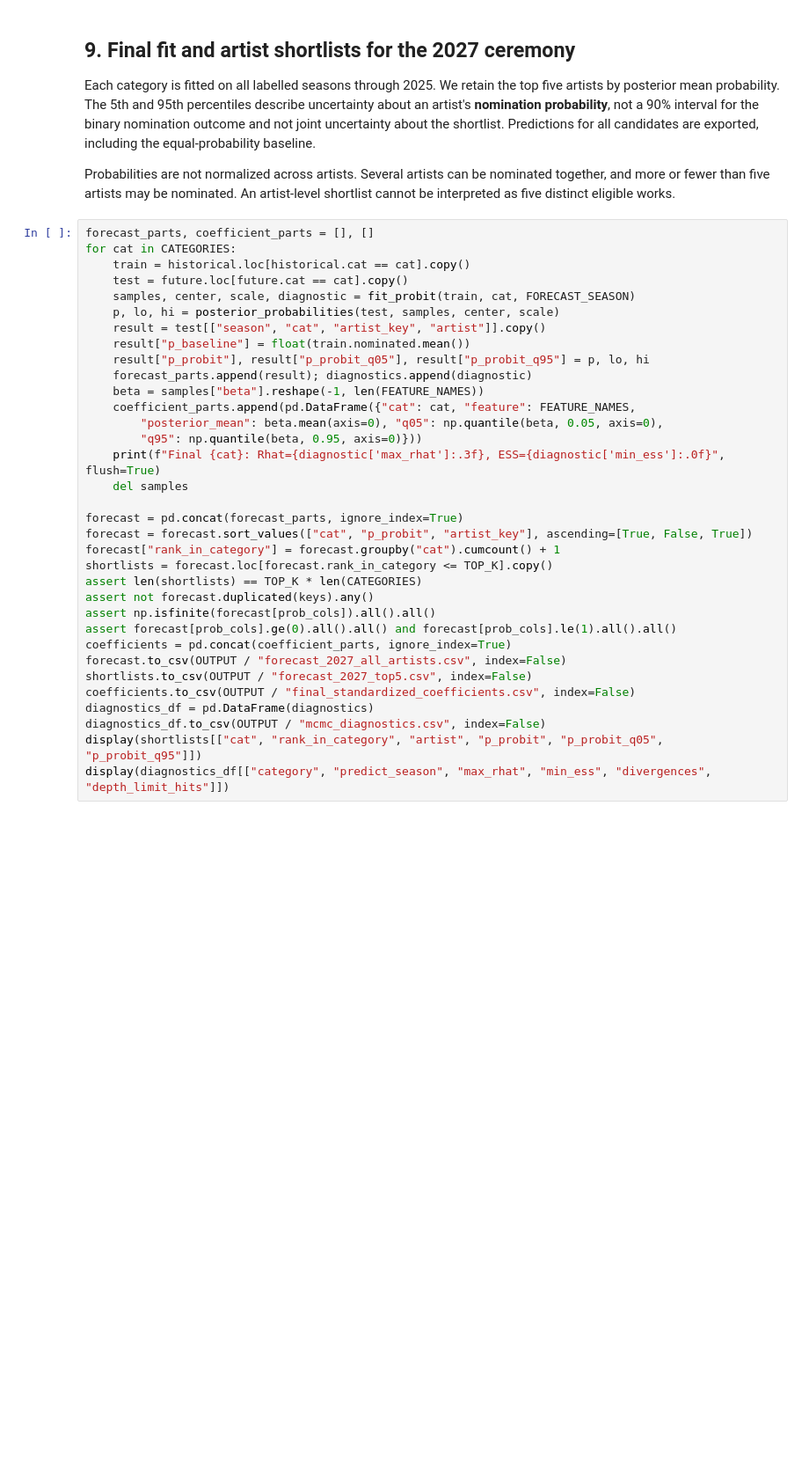
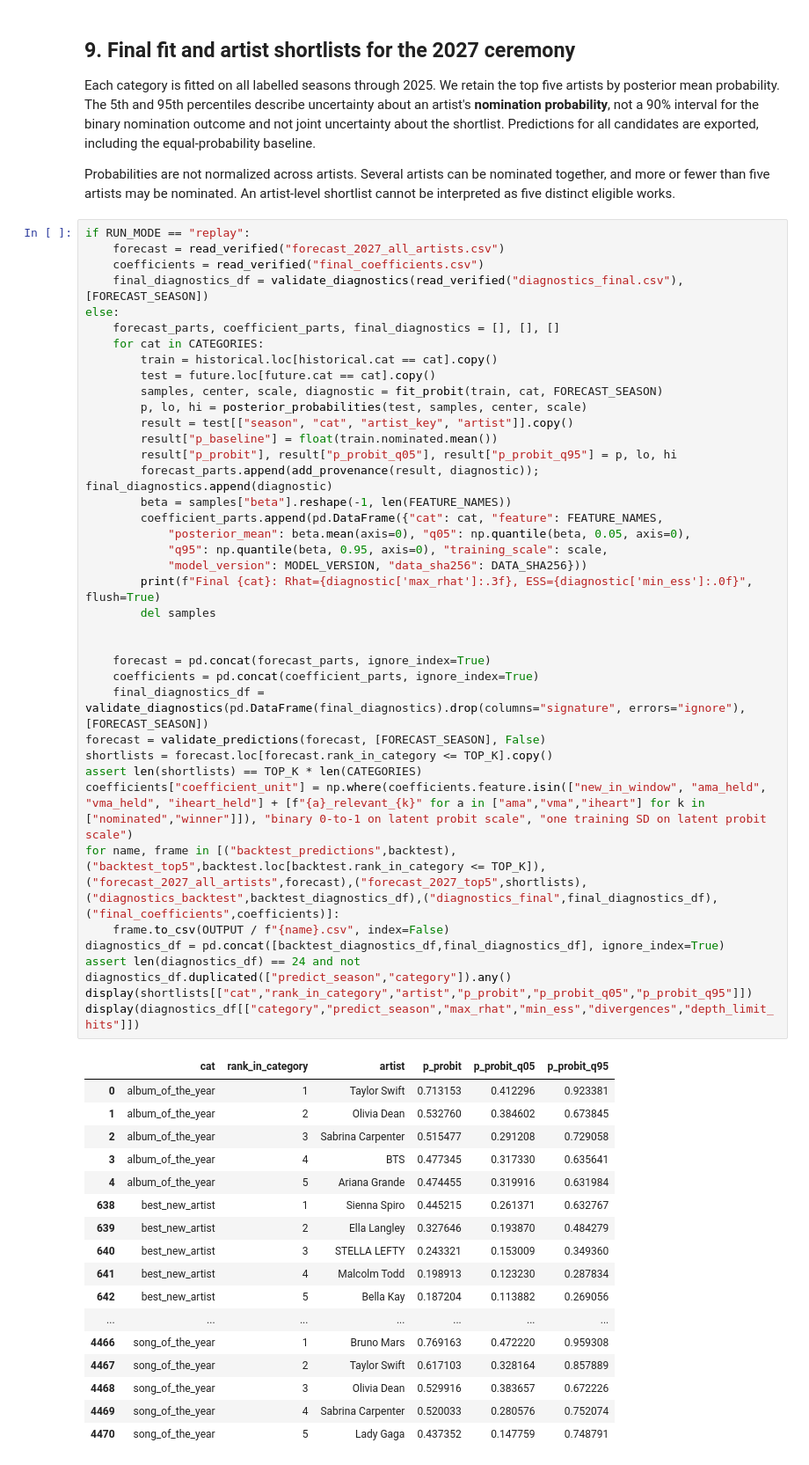
Before and after one commit to yegorlazarev/forecasting_grammy, a Jupyter notebook: grammy_stage1_nomination_probit.ipynb, the cells around one changed output. Shown at 88% size. Saved outputs shown, nothing was run; the diff lists cells and outputs as text; blank space fills up the shorter version.

Commit message:
Replace Stage 1 notebook with verified v4 report and add its exports
Co-Authored-By: Claude Opus 5.5 <noreply@anthropic.com>

```diff
--- a/grammy_stage1_nomination_probit.ipynb
+++ b/grammy_stage1_nomination_probit.ipynb
@@ -586,36 +838,58 @@ Each category is fitted on all labelled seasons through 2025. We retain the top
 
 Probabilities are not normalized across artists. Several artists can be nominated together, and more or fewer than five artists may be nominated. An artist-level shortlist cannot be interpreted as five distinct eligible works.
 # %%
-forecast_parts, coefficient_parts = [], []
-for cat in CATEGORIES:
-    train = historical.loc[historical.cat == cat].copy()
-    test = future.loc[future.cat == cat].copy()
-    samples, center, scale, diagnostic = fit_probit(train, cat, FORECAST_SEASON)
-    p, lo, hi = posterior_probabilities(test, samples, center, scale)
-    result = test[["season", "cat", "artist_key", "artist"]].copy()
-    result["p_baseline"] = float(train.nominated.mean())
-    result["p_probit"], result["p_probit_q05"], result["p_probit_q95"] = p, lo, hi
-    forecast_parts.append(result); diagnostics.append(diagnostic)
-    beta = samples["beta"].reshape(-1, len(FEATURE_NAMES))
-    coefficient_parts.append(pd.DataFrame({"cat": cat, "feature": FEATURE_NAMES,
-        "posterior_mean": beta.mean(axis=0), "q05": np.quantile(beta, 0.05, axis=0),
-        "q95": np.quantile(beta, 0.95, axis=0)}))
-    print(f"Final {cat}: Rhat={diagnostic['max_rhat']:.3f}, ESS={diagnostic['min_ess']:.0f}", flush=True)
-    del samples
+if RUN_MODE == "replay":
+    forecast = read_verified("forecast_2027_all_artists.csv")
+    coefficients = read_verified("final_coefficients.csv")
+    final_diagnostics_df = validate_diagnostics(read_verified("diagnostics_final.csv"), [FORECAST_SEASON])
+else:
+    forecast_parts, coefficient_parts, final_diagnostics = [], [], []
+    for cat in CATEGORIES:
+        train = historical.loc[historical.cat == cat].copy()
+        test = future.loc[future.cat == cat].copy()
+        samples, center, scale, diagnostic = fit_probit(train, cat, FORECAST_SEASON)
+        p, lo, hi = posterior_probabilities(test, samples, center, scale)
+        result = test[["season", "cat", "artist_key", "artist"]].copy()
+        result["p_baseline"] = float(train.nominated.mean())
+        result["p_probit"], result["p_probit_q05"], result["p_probit_q95"] = p, lo, hi
+        forecast_parts.append(add_provenance(result, diagnostic)); final_diagnostics.append(diagnostic)
+        beta = samples["beta"].reshape(-1, len(FEATURE_NAMES))
+        coefficient_parts.append(pd.DataFrame({"cat": cat, "feature": FEATURE_NAMES,
+            "posterior_mean": beta.mean(axis=0), "q05": np.quantile(beta, 0.05, axis=0),
+            "q95": np.quantile(beta, 0.95, axis=0), "training_scale": scale,
+            "model_version": MODEL_VERSION, "data_sha256": DATA_SHA256}))
+        print(f"Final {cat}: Rhat={diagnostic['max_rhat']:.3f}, ESS={diagnostic['min_ess']:.0f}", flush=True)
+        del samples
 
-forecast = pd.concat(forecast_parts, ignore_index=True)
-forecast = forecast.sort_values(["cat", "p_probit", "artist_key"], ascending=[True, False, True])
-forecast["rank_in_category"] = forecast.groupby("cat").cumcount() + 1
+
+    forecast = pd.concat(forecast_parts, ignore_index=True)
+    coefficients = pd.concat(coefficient_parts, ignore_index=True)
+    final_diagnostics_df = validate_diagnostics(pd.DataFrame(final_diagnostics).drop(columns="signature", errors="ignore"), [FORECAST_SEASON])
+forecast = validate_predictions(forecast, [FORECAST_SEASON], False)
 shortlists = forecast.loc[forecast.rank_in_category <= TOP_K].copy()
 assert len(shortlists) == TOP_K * len(CATEGORIES)
-assert not forecast.duplicated(keys).any()
-assert np.isfinite(forecast[prob_cols]).all().all()
-assert forecast[prob_cols].ge(0).all().all() and forecast[prob_cols].le(1).all().all()
-coefficients = pd.concat(coefficient_parts, ignore_index=True)
-forecast.to_csv(OUTPUT / "forecast_2027_all_artists.csv", index=False)
-shortlists.to_csv(OUTPUT / "forecast_2027_top5.csv", index=False)
-coefficients.to_csv(OUTPUT / "final_standardized_coefficients.csv", index=False)
-diagnostics_df = pd.DataFrame(diagnostics)
-diagnostics_df.to_csv(OUTPUT / "mcmc_diagnostics.csv", index=False)
-display(shortlists[["cat", "rank_in_category", "artist", "p_probit", "p_probit_q05", "p_probit_q95"]])
-display(diagnostics_df[["category", "predict_season", "max_rhat", "min_ess", "divergences", "depth_limit_hits"]])
+coefficients["coefficient_unit"] = np.where(coefficients.feature.isin(["new_in_window", "ama_held", "vma_held", "iheart_held"] + [f"{a}_relevant_{k}" for a in ["ama","vma","iheart"] for k in ["nominated","winner"]]), "binary 0-to-1 on latent probit scale", "one training SD on latent probit scale")
+for name, frame in [("backtest_predictions",backtest),("backtest_top5",backtest.loc[backtest.rank_in_category <= TOP_K]),("forecast_2027_all_artists",forecast),("forecast_2027_top5",shortlists),("diagnostics_backtest",backtest_diagnostics_df),("diagnostics_final",final_diagnostics_df),("final_coefficients",coefficients)]:
+    frame.to_csv(OUTPUT / f"{name}.csv", index=False)
+diagnostics_df = pd.concat([backtest_diagnostics_df,final_diagnostics_df], ignore_index=True)
+assert len(diagnostics_df) == 24 and not diagnostics_df.duplicated(["predict_season","category"]).any()
+display(shortlists[["cat","rank_in_category","artist","p_probit","p_probit_q05","p_probit_q95"]])
+display(diagnostics_df[["category","predict_season","max_rhat","min_ess","divergences","depth_limit_hits"]])
+# %% [output]
+|  | cat | rank_in_category | artist | p_probit | p_probit_q05 | p_probit_q95 |
+| 0 | album_of_the_year | 1 | Taylor Swift | 0.713153 | 0.412296 | 0.923381 |
+| 1 | album_of_the_year | 2 | Olivia Dean | 0.532760 | 0.384602 | 0.673845 |
+| 2 | album_of_the_year | 3 | Sabrina Carpenter | 0.515477 | 0.291208 | 0.729058 |
+| 3 | album_of_the_year | 4 | BTS | 0.477345 | 0.317330 | 0.635641 |
+| 4 | album_of_the_year | 5 | Ariana Grande | 0.474455 | 0.319916 | 0.631984 |
+| 638 | best_new_artist | 1 | Sienna Spiro | 0.445215 | 0.261371 | 0.632767 |
+| 639 | best_new_artist | 2 | Ella Langley | 0.327646 | 0.193870 | 0.484279 |
+| 640 | best_new_artist | 3 | STELLA LEFTY | 0.243321 | 0.153009 | 0.349360 |
+| 641 | best_new_artist | 4 | Malcolm Todd | 0.198913 | 0.123230 | 0.287834 |
+| 642 | best_new_artist | 5 | Bella Kay | 0.187204 | 0.113882 | 0.269056 |
+| ... | ... | ... | ... | ... | ... | ... |
+| 4466 | song_of_the_year | 1 | Bruno Mars | 0.769163 | 0.472220 | 0.959308 |
+| 4467 | song_of_the_year | 2 | Taylor Swift | 0.617103 | 0.328164 | 0.857889 |
+| 4468 | song_of_the_year | 3 | Olivia Dean | 0.529916 | 0.383657 | 0.672226 |
+| 4469 | song_of_the_year | 4 | Sabrina Carpenter | 0.520033 | 0.280576 | 0.752074 |
+| 4470 | song_of_the_year | 5 | Lady Gaga | 0.437352 | 0.147759 | 0.748791 |
```
Also changed, not shown: parts of 32 cells of this notebook, 13 other files.
